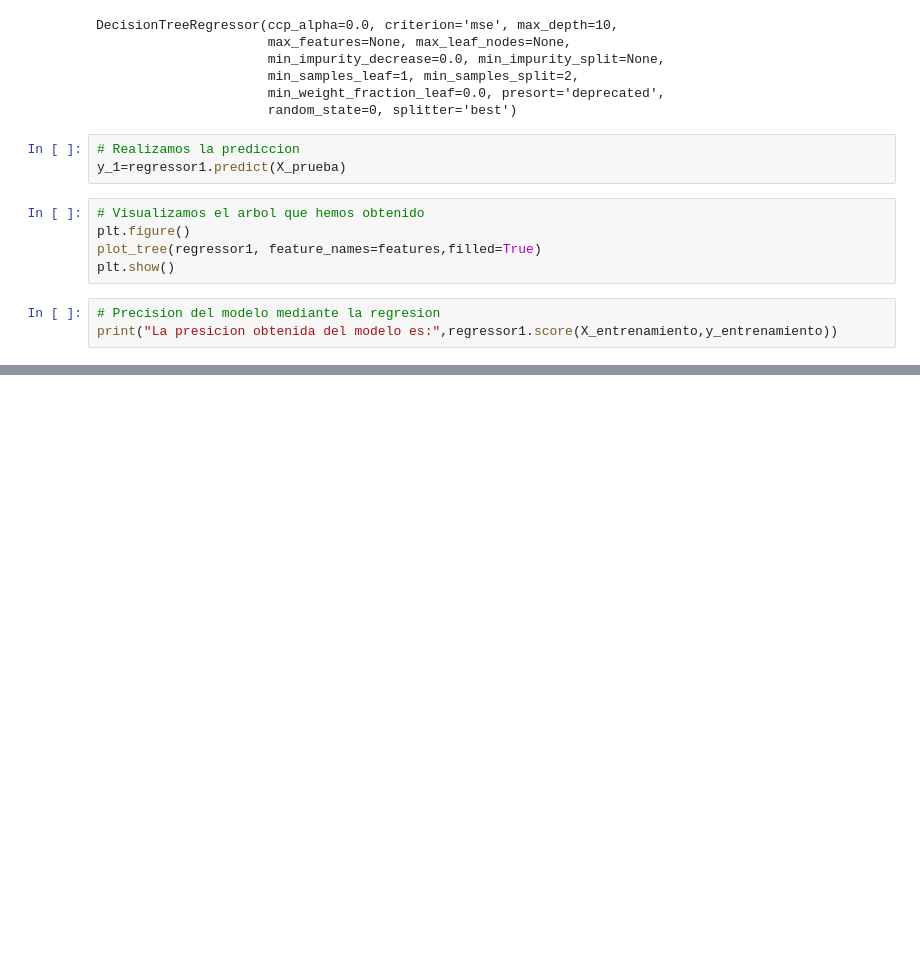
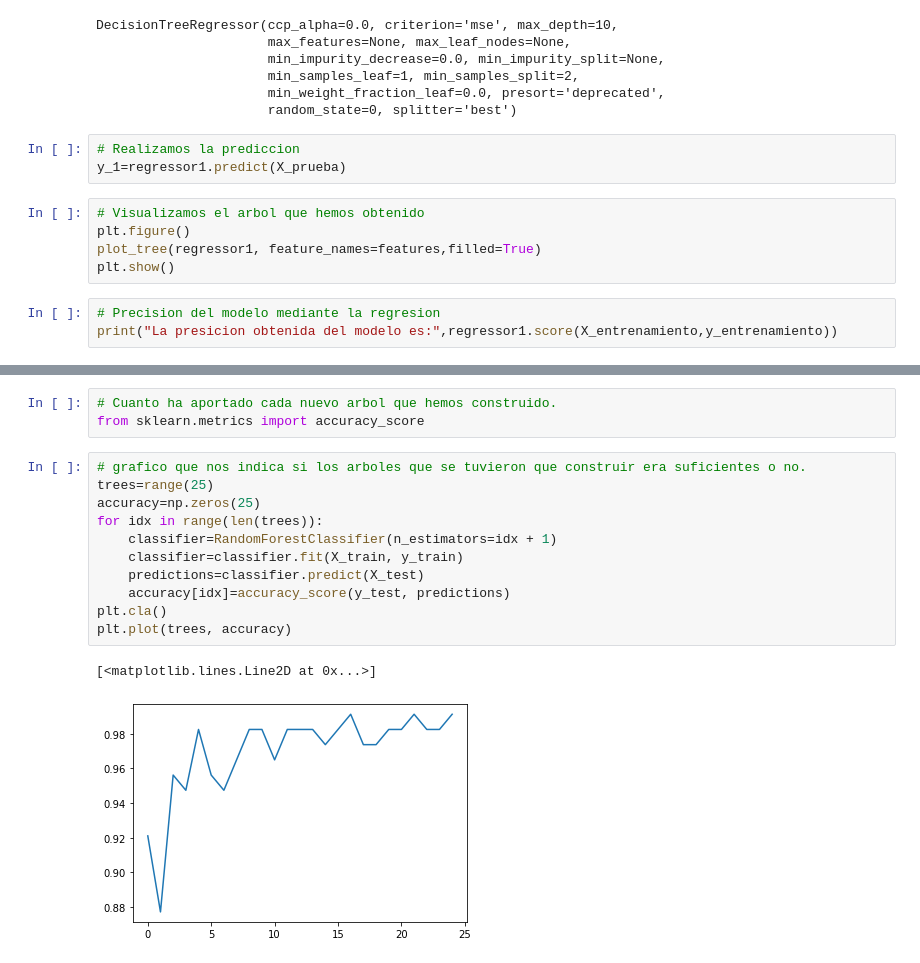
Before and after one commit to InteligenciaArtificialIIP/Arboles-y-Bosques-Aleatorios, a Jupyter notebook: Arboles y Bosques-Libreta Oficial.ipynb, the cells around one changed output, grey strips where cells are left out. Cells and saved outputs as stored; diff of their text form; blank space fills up the shorter version.

```diff
--- a/Arboles y Bosques-Libreta Oficial.ipynb
+++ b/Arboles y Bosques-Libreta Oficial.ipynb
@@ -513,0 +650,17 @@ print("La presicion obtenida del modelo es:",regressor1.score(X_entrenamiento,y_
+# %%
+# Cuanto ha aportado cada nuevo arbol que hemos construido.
+from sklearn.metrics import accuracy_score
+# %%
+# grafico que nos indica si los arboles que se tuvieron que construir era suficientes o no.
+trees=range(25)
+accuracy=np.zeros(25)
+for idx in range(len(trees)):
+    classifier=RandomForestClassifier(n_estimators=idx + 1)
+    classifier=classifier.fit(X_train, y_train)
+    predictions=classifier.predict(X_test)
+    accuracy[idx]=accuracy_score(y_test, predictions)
+plt.cla()
+plt.plot(trees, accuracy)
+# %% [output]
+[<matplotlib.lines.Line2D at 0x...>]
+[figure, added]
```
Also changed, not shown: parts of 20 cells of this notebook.
